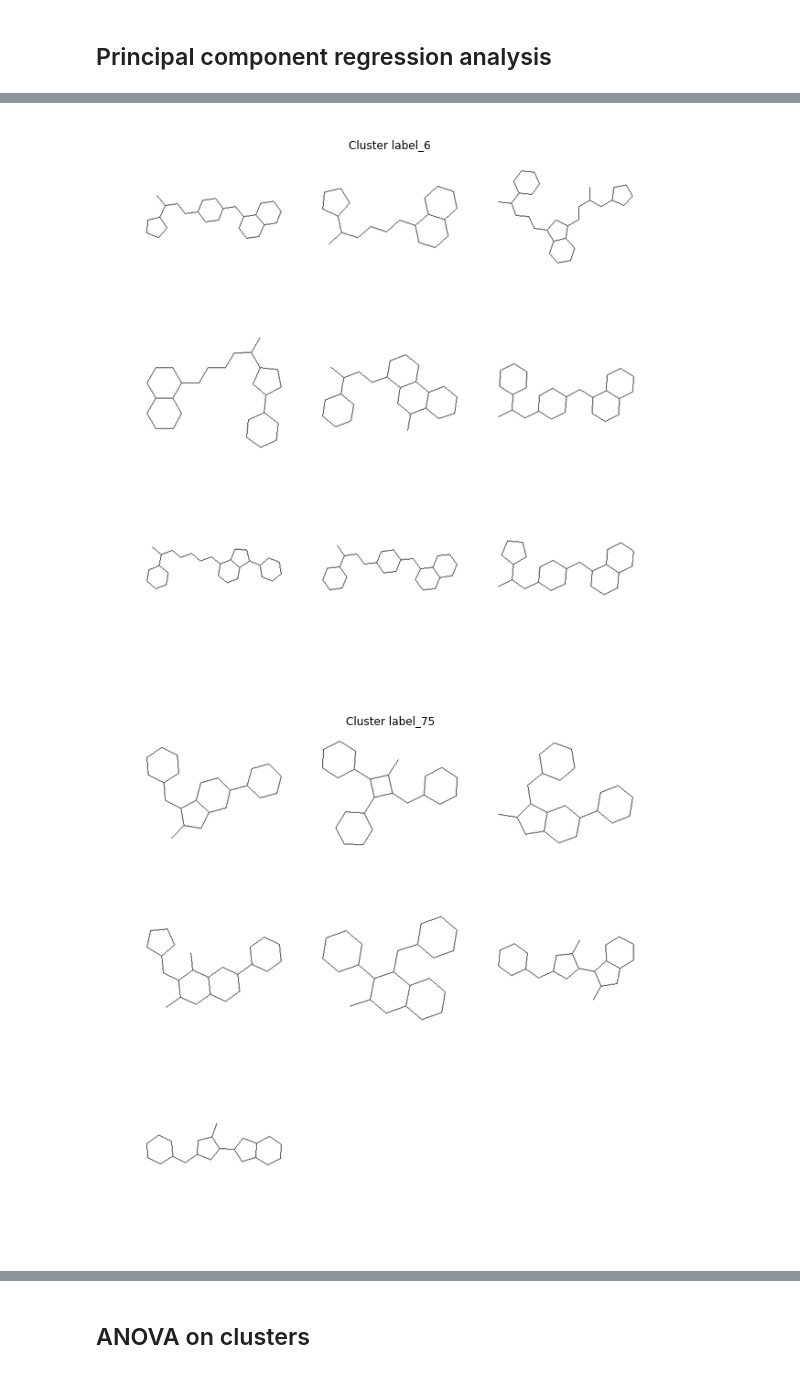
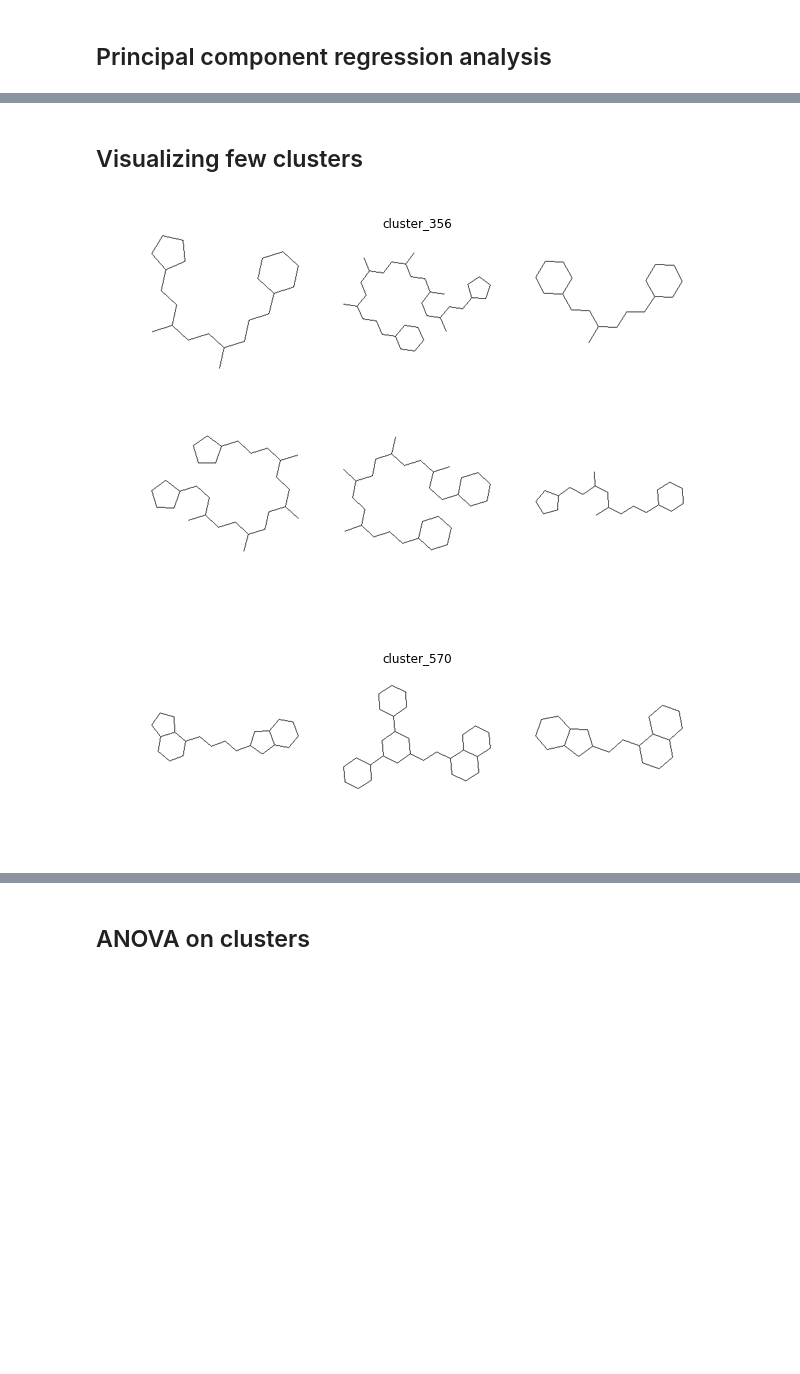
Before and after one commit to PuncocharM/scaffold-analysis-mad, a Jupyter notebook: exploratory-analysis.ipynb, the cells around one changed output, grey strips where cells are left out. Saved outputs shown, nothing was run; the diff lists cells and outputs as text; code cells hidden in the pictures; blank space fills up the shorter version.

```diff
--- a/exploratory-analysis.ipynb
+++ b/exploratory-analysis.ipynb
@@ -344,0 +406,3 @@ len(df_scaffolds)
+# %%
+d2 = pairwise_distances(scaffold_fps, metric='euclidean')**2
+d2_sum = np.sum(d2)
@@ -344,0 +445,17 @@ len(df_scaffolds)
+# %%
+sscores = []
+clust_sizes = range(2,len(z),1)
+real_clust_sizes = []
+last_k = -1
+dist = pairwise_distances(scaffold_fps, metric='jaccard')
+for n_clust in tqdm_notebook(clust_sizes):
+    labels = fcluster(z, criterion='maxclust', t=n_clust)
+    k = len(set(labels))
+    if k == last_k:
+#         VRC_values.append(VRC_values[-1])
+        continue
+    real_clust_sizes.append(k)
+    last_k = k
+    sscores.append(silhouette_score(dist, labels, metric='precomputed'))
+
+sscores = np.asarray(sscores)
@@ -344,0 +471,3 @@ len(df_scaffolds)
+# %%
+n_clust_opt = real_clust_sizes[np.argmax(sscores)]
+print('The optimal number of clusters is', n_clust_opt)
@@ -345,5 +478,6 @@ len(df_scaffolds)
 # %%
-labels = fcluster(z, criterion='maxclust', t='100')
+labels = fcluster(z, criterion='maxclust', t=n_clust_opt)
 display(np.max(labels))
-label_names = np.asarray(['label_'+str(x) for x in labels])
+label_names = np.asarray(['cluster_'+str(x) for x in labels])
+df_scaffolds['cluster_label'] = label_names
 # %% [output]
@@ -393,17 +525,19 @@ df_scaffolds['cluster_label'] = label_names
+# %% [markdown]
+## Visualizing few clusters
 # %%
 for c in np.random.choice(label_names,size=5,replace=False):
     mols = df_scaffolds.query('cluster_label == "%s"' % c)['mol']
     picked_scaffolds = np.random.choice(mols, size=min(9,len(mols)), replace=False)
 #     img = Chem.Draw.MolsToGridImage(picked_scaffolds, subImgSize=(250,250))
     fig = plt.figure(figsize=(8,8))
-    fig.suptitle('Cluster %s' % c)
+    fig.suptitle(c)
     for i in range(len(picked_scaffolds)):
         plt.subplot(3,3,i+1)
         img = Chem.Draw.MolToImage(picked_scaffolds[i], fitImage=True)
         plt.axis('off')
         plt.imshow(img, aspect='equal', interpolation='spline16')
     fig.tight_layout()
     fig.subplots_adjust(left=0,right=1,bottom=0,top=1,wspace=0,hspace=0)
 # %% [output]
-[figure, old version]
+[figure, new version]
-[figure, old version]
+[figure, new version]
```
Also changed, not shown: parts of 75 cells of this notebook, 6 other files.
